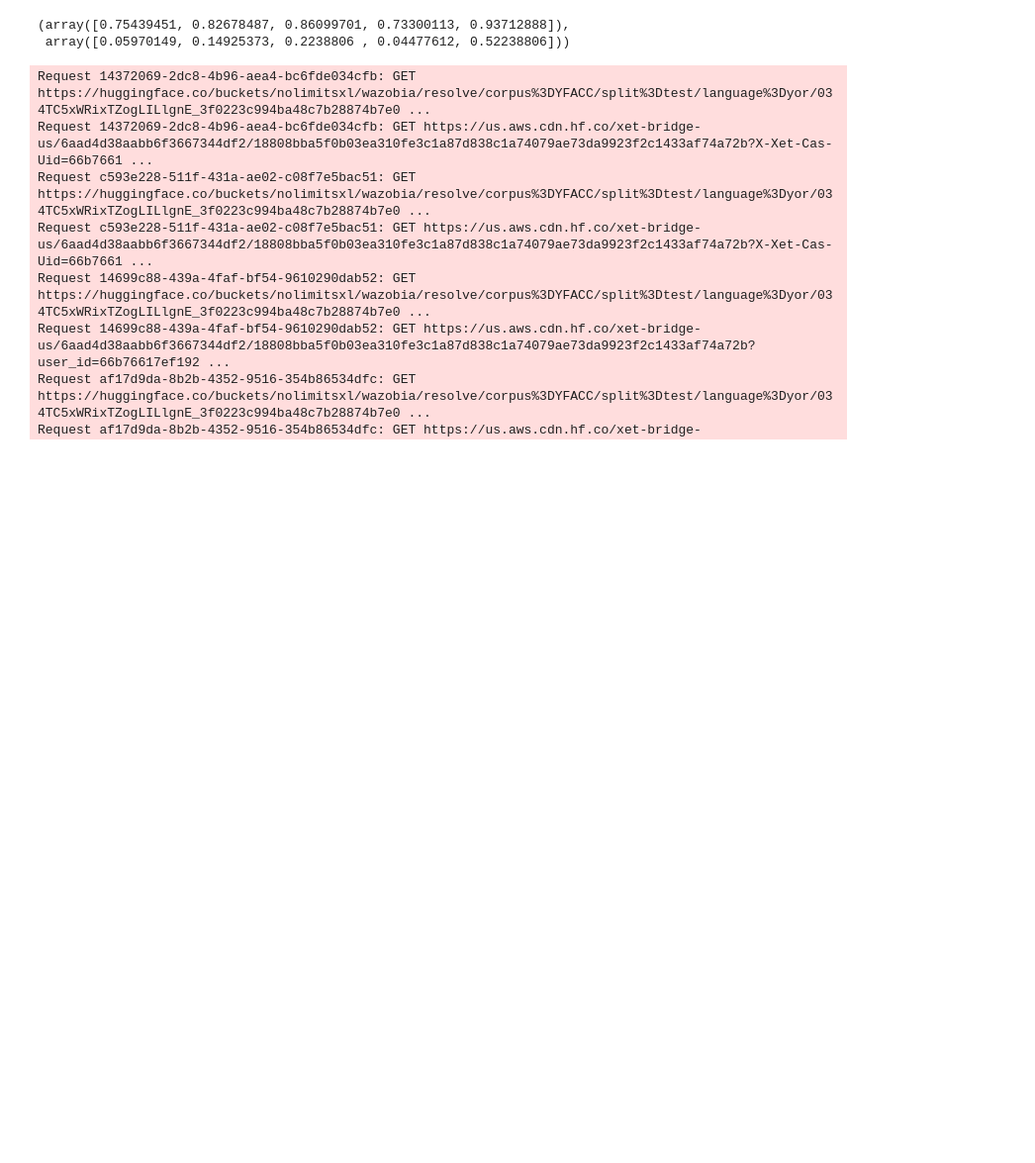
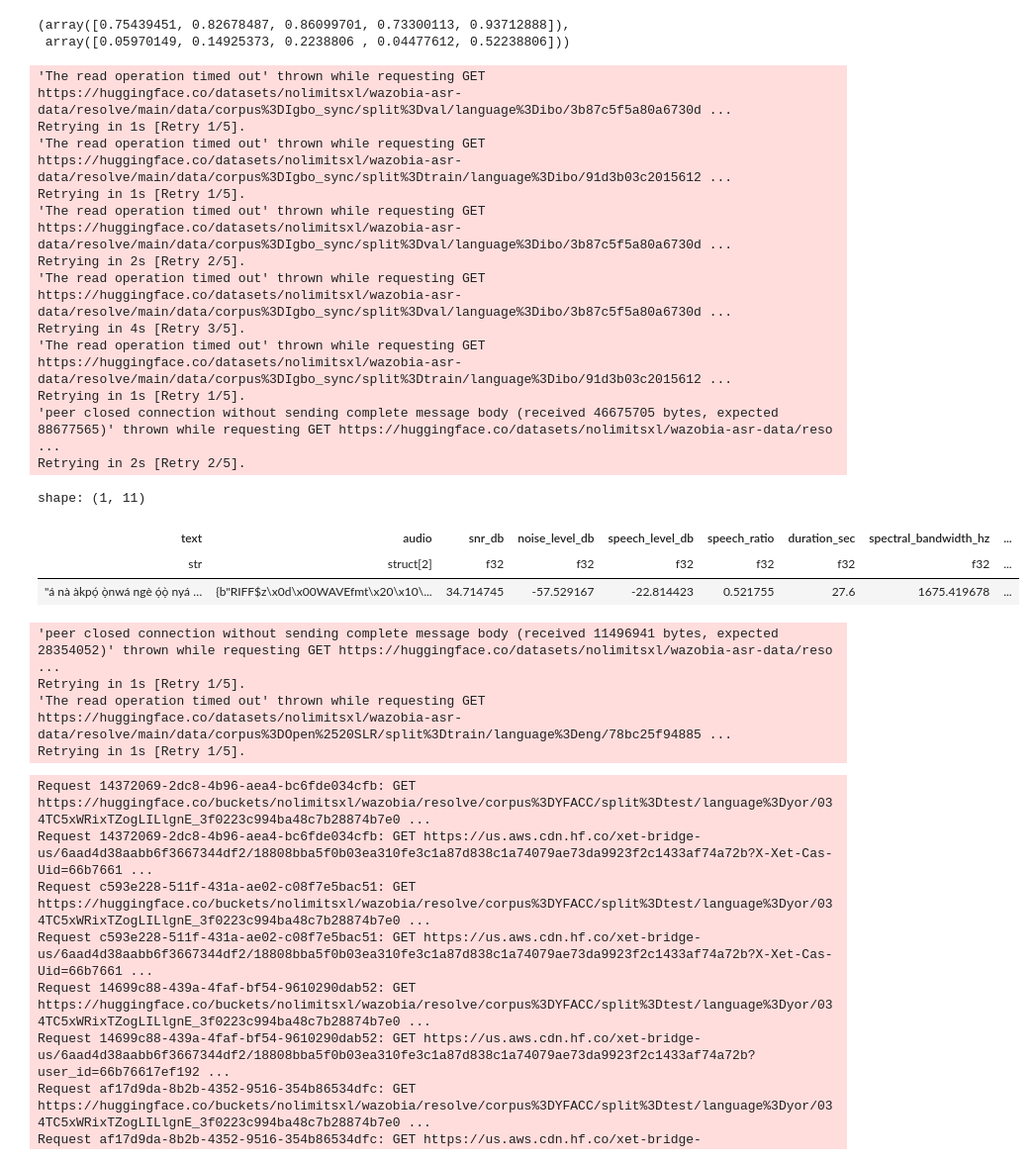
Before and after one commit to syncXL/wazobia, a Jupyter notebook: notebooks/test_naijavoices.ipynb, the cells around one changed output. Shown at 99% size. Cells and saved outputs as stored; diff of their text form; code cells hidden in the pictures; blank space fills up the shorter version.

```diff
--- a/notebooks/test_naijavoices.ipynb
+++ b/notebooks/test_naijavoices.ipynb
@@ -155,6 +155,29 @@ def compute_metrics(parquet_root: str, group_cols=("corpus", "language", "split"
 # compute_metrics()
 ds = pa_ds.dataset("hf://datasets/nolimitsxl/wazobia-asr-data/data", partitioning="hive", exclude_invalid_files=True)
 lf = pl.scan_pyarrow_dataset(ds)
+# %%
+lf.head(1).collect(engine="streaming")
+# %% [output]
+'The read operation timed out' thrown while requesting GET https://huggingface.co/datasets/nolimitsxl/wazobia-asr-data/resolve/main/data/corpus%3DIgbo_sync/split%3Dval/language%3Dibo/3b87c5f5a80a6730d ...
+Retrying in 1s [Retry 1/5].
+'The read operation timed out' thrown while requesting GET https://huggingface.co/datasets/nolimitsxl/wazobia-asr-data/resolve/main/data/corpus%3DIgbo_sync/split%3Dtrain/language%3Dibo/91d3b03c2015612 ...
+Retrying in 1s [Retry 1/5].
+'The read operation timed out' thrown while requesting GET https://huggingface.co/datasets/nolimitsxl/wazobia-asr-data/resolve/main/data/corpus%3DIgbo_sync/split%3Dval/language%3Dibo/3b87c5f5a80a6730d ...
+Retrying in 2s [Retry 2/5].
+'The read operation timed out' thrown while requesting GET https://huggingface.co/datasets/nolimitsxl/wazobia-asr-data/resolve/main/data/corpus%3DIgbo_sync/split%3Dval/language%3Dibo/3b87c5f5a80a6730d ...
+Retrying in 4s [Retry 3/5].
+'The read operation timed out' thrown while requesting GET https://huggingface.co/datasets/nolimitsxl/wazobia-asr-data/resolve/main/data/corpus%3DIgbo_sync/split%3Dtrain/language%3Dibo/91d3b03c2015612 ...
+Retrying in 1s [Retry 1/5].
+'peer closed connection without sending complete message body (received 46675705 bytes, expected 88677565)' thrown while requesting GET https://huggingface.co/datasets/nolimitsxl/wazobia-asr-data/reso ...
+Retrying in 2s [Retry 2/5].
+shape: (1, 11)
+| text | audio | snr_db | noise_level_db | speech_level_db | speech_ratio | duration_sec | spectral_bandwidth_hz | ... |
+| str | struct[2] | f32 | f32 | f32 | f32 | f32 | f32 | ... |
+| "á nà àkpọ́ ọ̀nwá ngè ọ́ọ̀ nyá … | {b"RIFF$z\x0d\x00WAVEfmt\x20\x10\... | 34.714745 | -57.529167 | -22.814423 | 0.521755 | 27.6 | 1675.419678 | ... |
+'peer closed connection without sending complete message body (received 11496941 bytes, expected 28354052)' thrown while requesting GET https://huggingface.co/datasets/nolimitsxl/wazobia-asr-data/reso ...
+Retrying in 1s [Retry 1/5].
+'The read operation timed out' thrown while requesting GET https://huggingface.co/datasets/nolimitsxl/wazobia-asr-data/resolve/main/data/corpus%3DOpen%2520SLR/split%3Dtrain/language%3Deng/78bc25f94885 ...
+Retrying in 1s [Retry 1/5].
 # %%
 import polars as pl
 arr_table = table.to_table()
```
Also changed, not shown: 1 other file.
